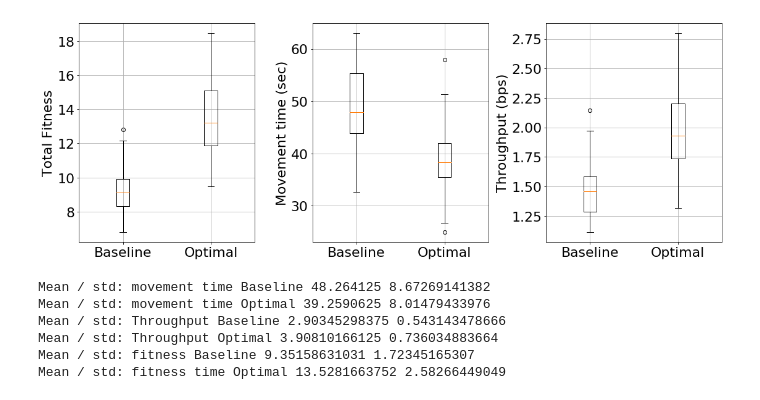
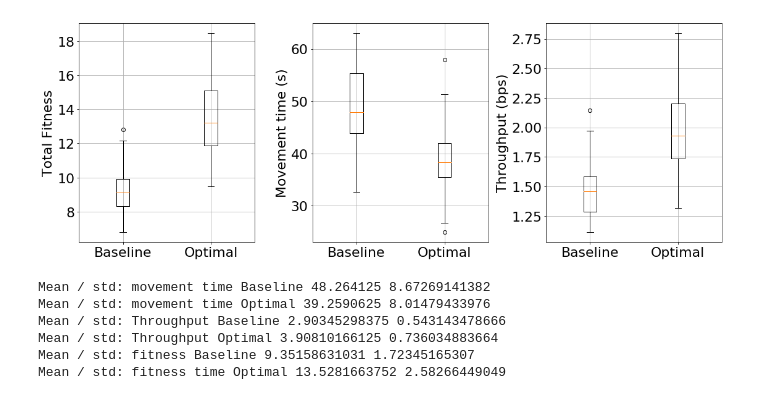
Before and after one commit to AndreeaStefan/SmartuistWrapper, a Jupyter notebook: evaluation/ResultsParticipants.ipynb, the cells around one changed output. Drawn from its saved outputs; the diff is of its cells as text; code cells hidden in the pictures.

```diff
--- a/evaluation/ResultsParticipants.ipynb
+++ b/evaluation/ResultsParticipants.ipynb
@@ -204,25 +204,25 @@ def plotResultsPerBodyPart(baseline, optimal, title, yLabel, filename, legends):
 # %%
 fig, axs = plt.subplots(nrows = 1, ncols = 3, figsize=(16,6))
 
 axs[0].boxplot([gainBaseline, gainOptimal], labels= ["Baseline", "Optimal"])
 #axs[0].set_title("Total Fitness")
 axs[0].set_ylabel("Total Fitness")
 axs[0].grid(True)
 
 axs[1].boxplot([ mvmTimeBaseline, mvmTimeOptimal ], labels= ["Baseline", "Optimal"])
 #axs[1].set_title("Movement time")
-axs[1].set_ylabel("Movement time (sec)")
+axs[1].set_ylabel("Movement time (s)")
 axs[1].grid(True)
 
 axs[2].boxplot([thBaseline, thOptimal], labels= ["Baseline", "Optimal"])
 #axs[2].set_title("Throughput")
 axs[2].set_ylabel("Throughput (bps)")
 axs[2].grid(True)
 
 plt.tight_layout()
 plt.savefig("TotalGainMvmTime",bbox_inches='tight', dpi=150)
 # %% [output]
-[figure, old version]
+[figure, new version]
 # %%
 # mean and standard deviation
 print("Mean / std: movement time Baseline" , np.mean(mvmTimeBaseline), np.std(mvmTimeBaseline))
```
Also changed, not shown: parts of 2 cells of this notebook, 5 other files.
